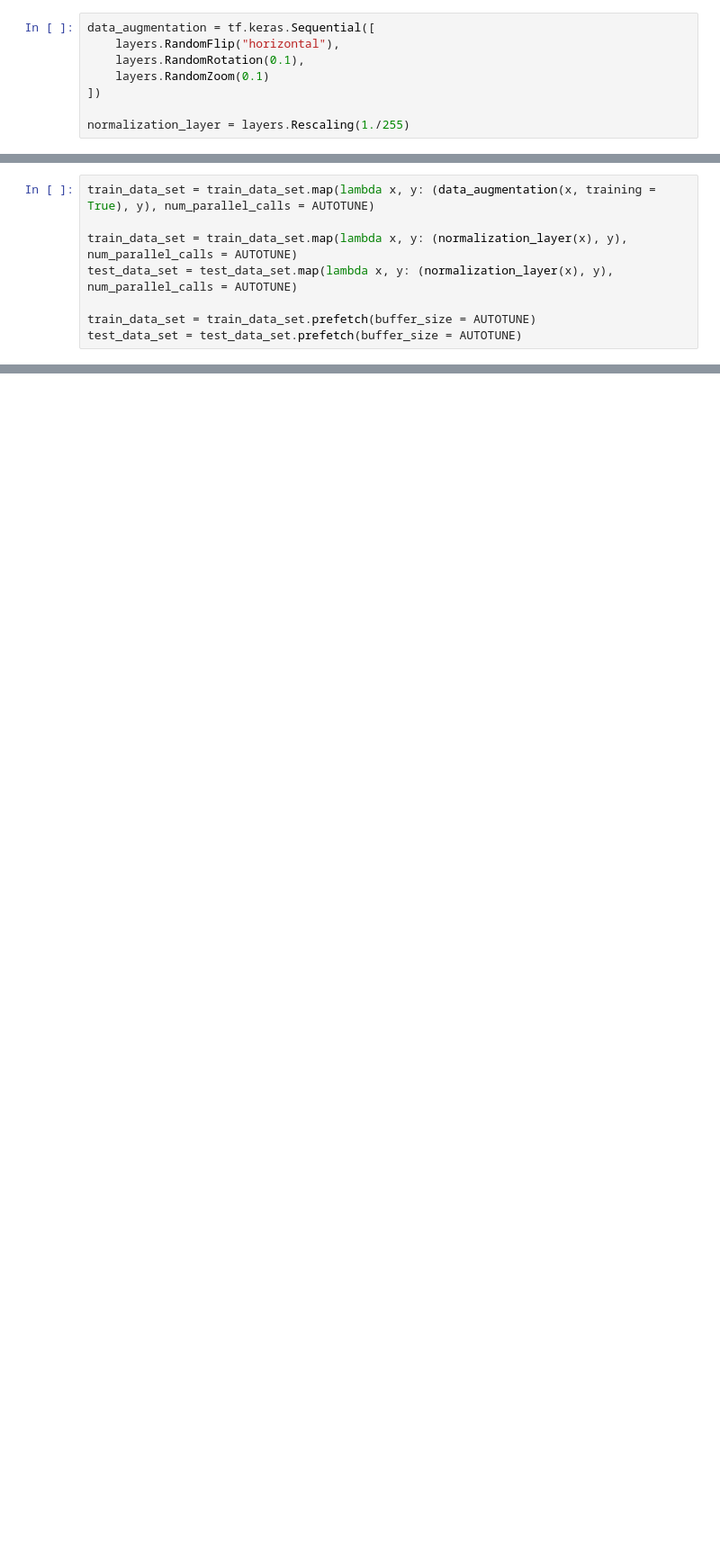
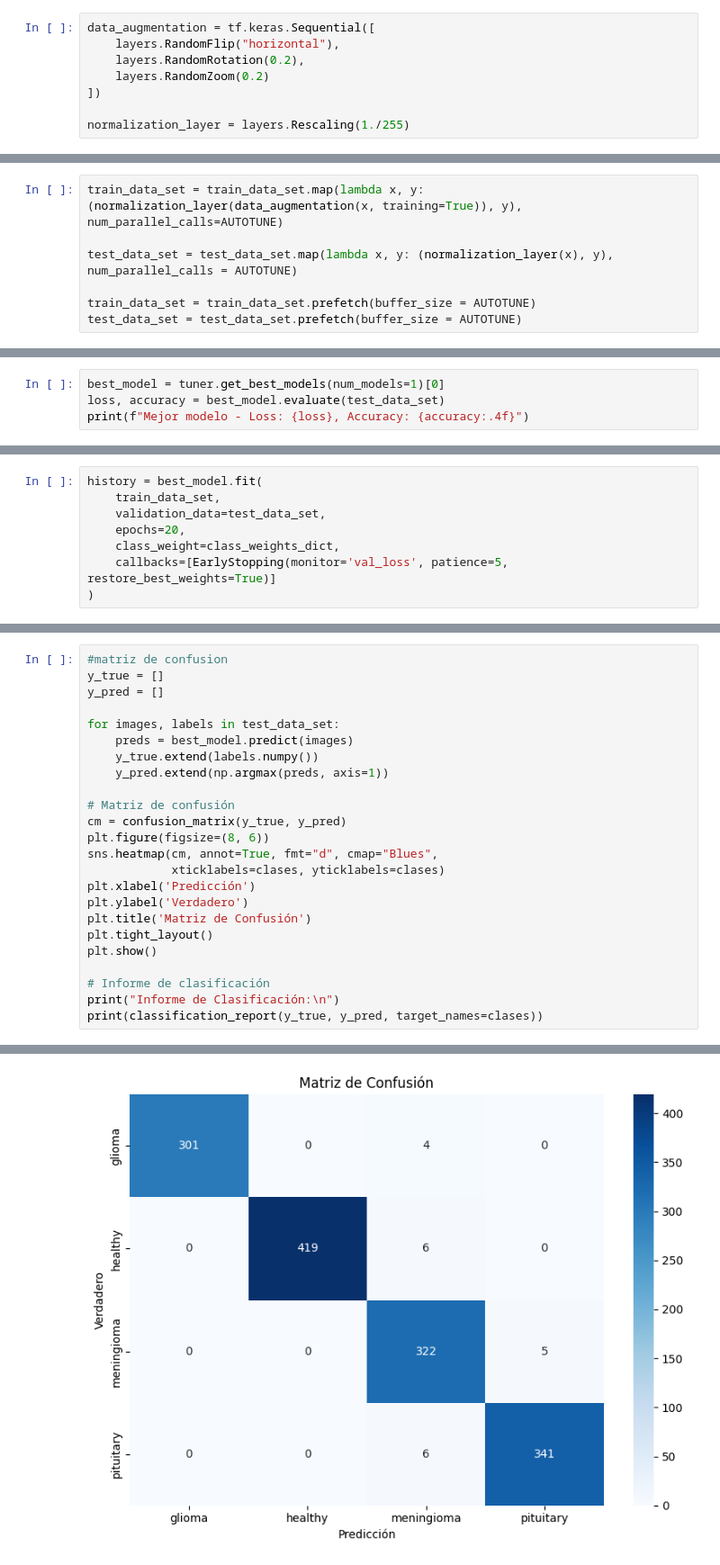
Before and after one commit to juanVallarino/masterIA, a Jupyter notebook: img_med_project/img_med_project.ipynb, the cells around one changed output, grey strips where cells are left out. Shown at 90% size. Drawn from its saved outputs; the diff is of its cells as text; blank space fills up the shorter version.

```diff
--- a/img_med_project/img_med_project.ipynb
+++ b/img_med_project/img_med_project.ipynb
@@ -32,8 +71,8 @@ test_data_set = image_dataset_from_directory(
 # %%
 data_augmentation = tf.keras.Sequential([
     layers.RandomFlip("horizontal"),
-    layers.RandomRotation(0.1),
-    layers.RandomZoom(0.1)
+    layers.RandomRotation(0.2),
+    layers.RandomZoom(0.2)
 ])
 
 normalization_layer = layers.Rescaling(1./255)
@@ -40,7 +81,6 @@ normalization_layer = layers.Rescaling(1./255)
 # %%
-train_data_set = train_data_set.map(lambda x, y: (data_augmentation(x, training = True), y), num_parallel_calls = AUTOTUNE)
+train_data_set = train_data_set.map(lambda x, y: (normalization_layer(data_augmentation(x, training=True)), y), num_parallel_calls=AUTOTUNE)
 
-train_data_set = train_data_set.map(lambda x, y: (normalization_layer(x), y), num_parallel_calls = AUTOTUNE)
 test_data_set = test_data_set.map(lambda x, y: (normalization_layer(x), y), num_parallel_calls = AUTOTUNE)
 
 train_data_set = train_data_set.prefetch(buffer_size = AUTOTUNE)
@@ -47,0 +155,4 @@ test_data_set = test_data_set.prefetch(buffer_size = AUTOTUNE)
+# %%
+best_model = tuner.get_best_models(num_models=1)[0]
+loss, accuracy = best_model.evaluate(test_data_set)
+print(f"Mejor modelo - Loss: {loss}, Accuracy: {accuracy:.4f}")
@@ -47,0 +164,8 @@ test_data_set = test_data_set.prefetch(buffer_size = AUTOTUNE)
+# %%
+history = best_model.fit(
+    train_data_set,
+    validation_data=test_data_set,
+    epochs=20,
+    class_weight=class_weights_dict,
+    callbacks=[EarlyStopping(monitor='val_loss', patience=5, restore_best_weights=True)]
+)
@@ -47,0 +242,25 @@ test_data_set = test_data_set.prefetch(buffer_size = AUTOTUNE)
+# %%
+#matriz de confusion
+y_true = []
+y_pred = []
+
+for images, labels in test_data_set:
+    preds = best_model.predict(images)
+    y_true.extend(labels.numpy())
+    y_pred.extend(np.argmax(preds, axis=1))
+
+# Matriz de confusión
+cm = confusion_matrix(y_true, y_pred)
+plt.figure(figsize=(8, 6))
+sns.heatmap(cm, annot=True, fmt="d", cmap="Blues",
+            xticklabels=clases, yticklabels=clases)
+plt.xlabel('Predicción')
+plt.ylabel('Verdadero')
+plt.title('Matriz de Confusión')
+plt.tight_layout()
+plt.show()
+
+# Informe de clasificación
+print("Informe de Clasificación:\n")
+print(classification_report(y_true, y_pred, target_names=clases))
+# %% [output]
@@ -47,0 +284 @@ test_data_set = test_data_set.prefetch(buffer_size = AUTOTUNE)
+[figure, added]
```
Also changed, not shown: parts of 14 cells of this notebook, 30 other files.
